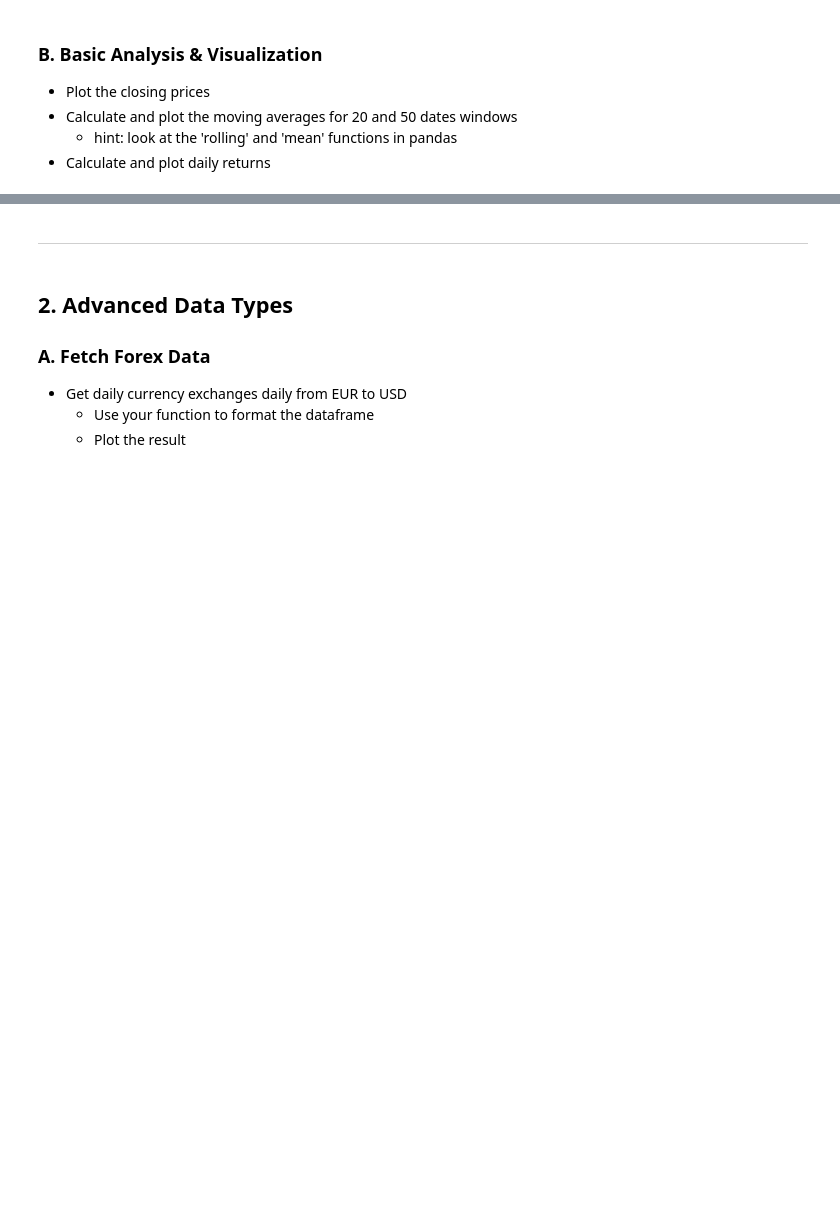
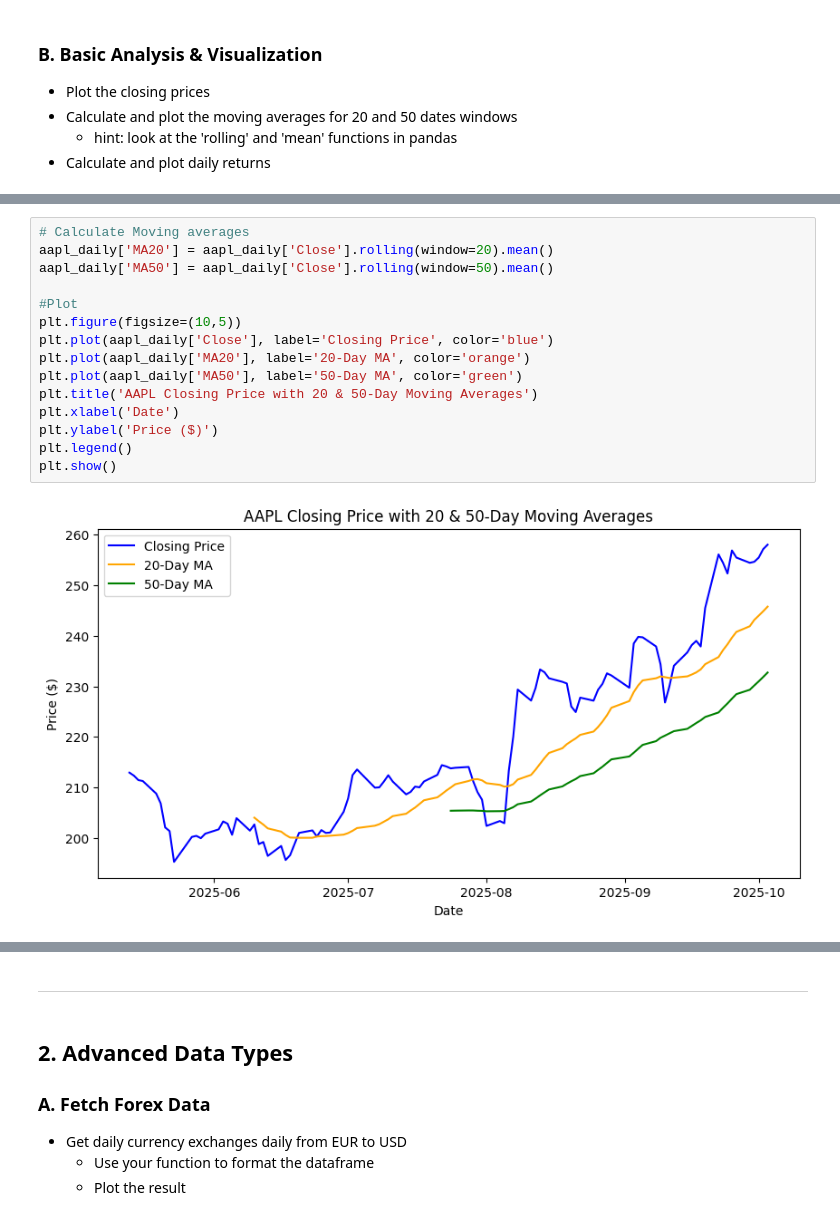
Before and after one commit to joezaarour/Repo1, a Jupyter notebook: lab3_AV.ipynb, the cells around one changed output, grey strips where cells are left out. Drawn from its saved outputs; the diff is of its cells as text; blank space fills up the shorter version.

```diff
--- a/lab3_AV.ipynb
+++ b/lab3_AV.ipynb
@@ -92,0 +136,17 @@ Write a function that takes a dataframe as parameter and automatically renames t
+# %%
+# Calculate Moving averages
+aapl_daily['MA20'] = aapl_daily['Close'].rolling(window=20).mean()
+aapl_daily['MA50'] = aapl_daily['Close'].rolling(window=50).mean()
+
+#Plot
+plt.figure(figsize=(10,5))
+plt.plot(aapl_daily['Close'], label='Closing Price', color='blue')
+plt.plot(aapl_daily['MA20'], label='20-Day MA', color='orange')
+plt.plot(aapl_daily['MA50'], label='50-Day MA', color='green')
+plt.title('AAPL Closing Price with 20 & 50-Day Moving Averages')
+plt.xlabel('Date')
+plt.ylabel('Price ($)')
+plt.legend()
+plt.show()
+# %% [output]
+[figure, added]
```
Also changed, not shown: parts of 19 cells of this notebook.
